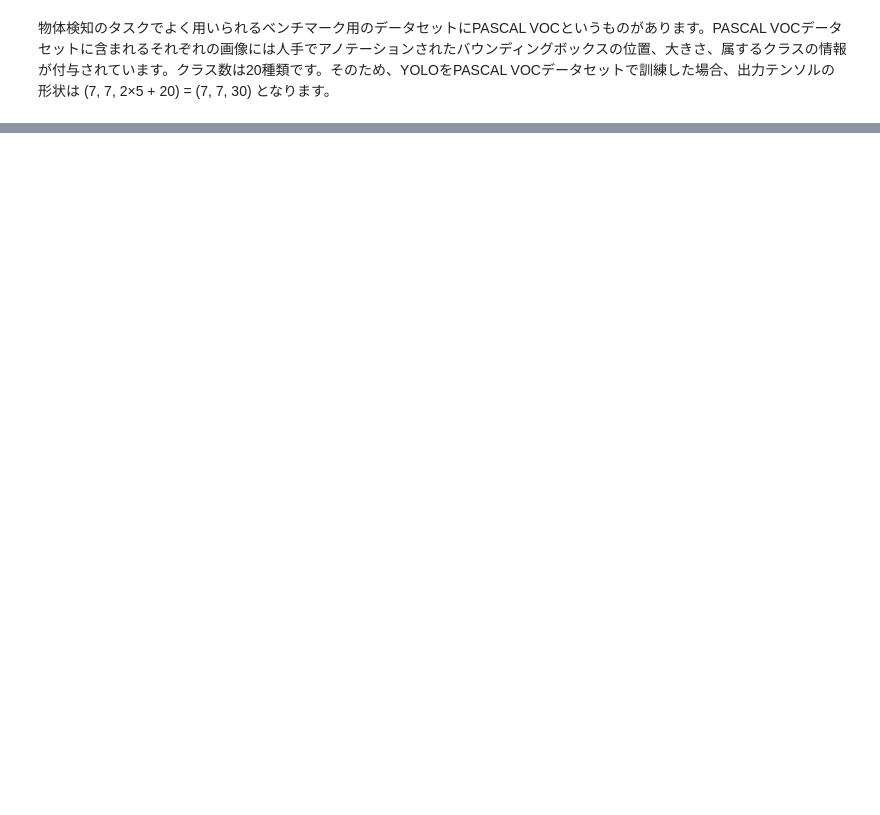
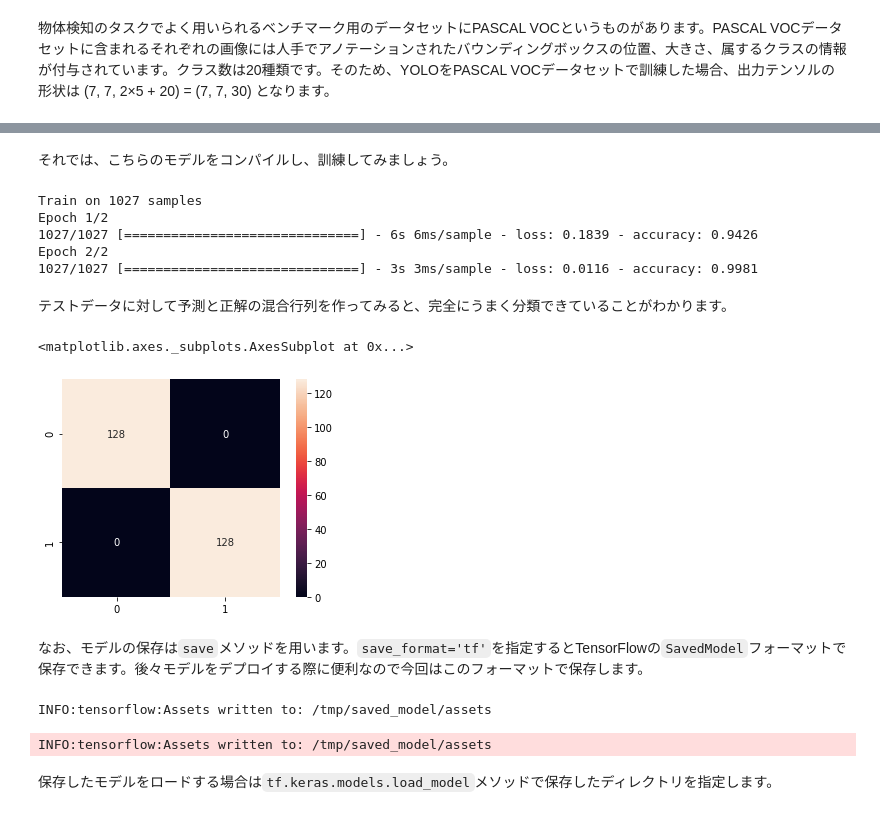
Before and after one commit to kmotohas/shuwa-book-dl4prac-examples, a Jupyter notebook: notebooks/chap02.ipynb, the cells around one changed output, grey strips where cells are left out. Cells and saved outputs as stored; diff of their text form; code cells hidden in the pictures; blank space fills up the shorter version.

```diff
--- a/notebooks/chap02.ipynb
+++ b/notebooks/chap02.ipynb
@@ -532,0 +613,16 @@ VoTT意外にも個人や企業等によりさまざまな支援ツールが開
+# %%
+import tensorflow as tf
+import tensorflow_datasets as tfds
+tfds.disable_progress_bar()
+
+train_data, info = tfds.load('horses_or_humans', split=tfds.Split.TRAIN, batch_size=-1, with_info=True)
+test_data = tfds.load('horses_or_humans', split=tfds.Split.TEST, batch_size=-1)
+
+train_dict = tfds.as_numpy(train_data)
+test_dict = tfds.as_numpy(test_data)
+
+train_images, train_labels = train_dict['image'], train_dict['label']
+test_images, test_labels = test_dict['image'], test_dict['label']
+
+train_images = tf.image.resize(train_images, (224, 224)) / 255.
+test_images = tf.image.resize(test_images, (224, 224)) / 255
@@ -532,0 +631,10 @@ VoTT意外にも個人や企業等によりさまざまな支援ツールが開
+# %%
+from tensorflow import keras
+import tensorflow_hub as hub
+
+feature_extractor_url = 'https://tfhub.dev/google/imagenet/resnet_v2_50/feature_vector/4'
+
+model = keras.Sequential([
+    hub.KerasLayer(feature_extractor_url, input_shape=(224, 224, 3), trainable=False),
+    keras.layers.Dense(1, activation='sigmoid')
+])
@@ -532,0 +658,36 @@ VoTT意外にも個人や企業等によりさまざまな支援ツールが開
+# %% [markdown]
+それでは、こちらのモデルをコンパイルし、訓練してみましょう。
+# %%
+model.compile(optimizer=keras.optimizers.Adam(),
+              loss='binary_crossentropy',
+              metrics=['accuracy'])
+
+history = model.fit(train_images, train_labels, batch_size=32, epochs=2)
+# %% [output]
+Train on 1027 samples
+Epoch 1/2
+1027/1027 [==============================] - 6s 6ms/sample - loss: 0.1839 - accuracy: 0.9426
+Epoch 2/2
+1027/1027 [==============================] - 3s 3ms/sample - loss: 0.0116 - accuracy: 0.9981
+# %% [markdown]
+テストデータに対して予測と正解の混合行列を作ってみると、完全にうまく分類できていることがわかります。
+# %%
+import seaborn as sns
+from sklearn.metrics import confusion_matrix
+
+predicted_classes = model.predict_classes(test_images)
+
+cmx = confusion_matrix(test_labels, predicted_classes)
+sns.heatmap(cmx, annot=True, fmt='g', square=True)
+# %% [output]
+<matplotlib.axes._subplots.AxesSubplot at 0x...>
+[figure, added]
+# %% [markdown]
+なお、モデルの保存は`save`メソッドを用います。`save_format='tf'`を指定するとTensorFlowの`SavedModel`フォーマットで保存できます。後々モデルをデプロイする際に便利なので今回はこのフォーマットで保存します。
+# %%
+model.save('/tmp/saved_model', save_format='tf')
+# %% [output]
+INFO:tensorflow:Assets written to: /tmp/saved_model/assets
+INFO:tensorflow:Assets written to: /tmp/saved_model/assets
+# %% [markdown]
+保存したモデルをロードする場合は`tf.keras.models.load_model`メソッドで保存したディレクトリを指定します。
```
Also changed, not shown: parts of 25 cells of this notebook.
